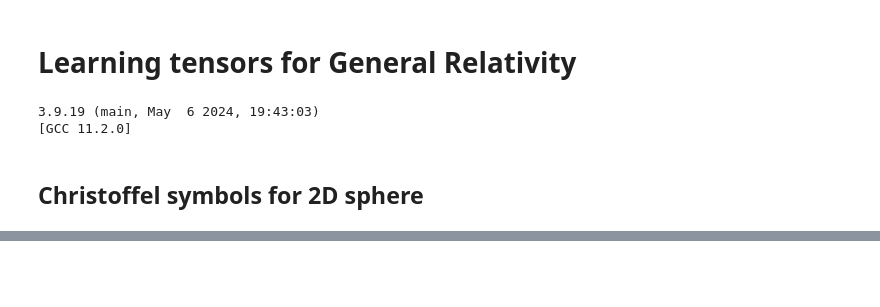
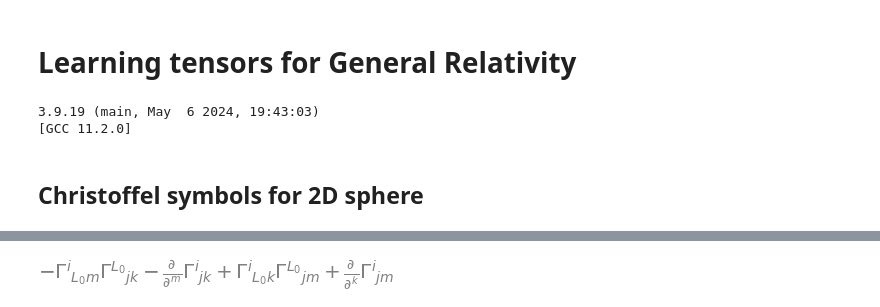
Before and after one commit to ipoole/QM, a Jupyter notebook: GR_tensors.ipynb, the cells around one changed output, grey strips where cells are left out. Cells and saved outputs as stored; diff of their text form; code cells hidden in the pictures; blank space fills up the shorter version.

Commit message:
First cut conversion to a class - Geometry

```diff
--- a/GR_tensors.ipynb
+++ b/GR_tensors.ipynb
@@ -125,12 +21,0 @@ R[1001] = -1
-# %%
-metric = metric_tensor('2-sphere')
-
-expression, gamma, gamma_result = christoffel2(metric)
-
-R_exp, R, R_result = riemann_curvature(gamma, gamma_result)
-
-i, j, k, m  = tensor_indices('i j k m', L)
-display(gamma_result)
-display(R_exp)
-display(R(-j, -k, -m, i))
-display(R_result)
@@ -141,0 +24,78 @@ $\displaystyle \left[\begin{matrix}\left[\begin{matrix}0 & 0\\0 & 0\end{matrix}\
+# %%
+class Geometry:
+    def __init__(self, which_geometry):
+        self.which_geometry = which_geometry
+
+        self.fMetric = None
+        self.fX = None
+        self.fGamma = None
+        self.fGamma_expr = None
+        self.fRiemann = None
+
+    def metric(self):
+        if self.fMetric is None:
+            cases = {
+                '2-sphere': ([[1,0],[0,sin(theta)**2]], [theta, phi]),
+                'polar_plane': ([[1, 0],[0, R**2]], [R, theta]),
+                '3-sphere': ([[1,0,0], [0, R**2, 0], [0,0,R**2 * sin(theta)]], [R, theta, phi])
+            }
+            self.fMetric, self.fX = cases[self.which_geometry]
+        return self.fMetric
+
+    def gamma(self):
+        """ The Christoffel symbols """
+        if self.fGamma is None:
+            # x = tensor_heads('_', [L])
+            # self.fGamma_expr = g(r,t) / 2 * (PartialDerivative(g(-r, -m), x(n)) + PartialDerivative(g(-r, -n), x(m)) - PartialDerivative(g(-m, -n), x(r)))
+            x_repl = {x(q): self.fX}
+            metric_repl = {L: self.metric(), g(-m,-n):self.metric()}
+            gamma = tensor_heads('Gamma', [L, L, L])
+            gamma_repl = {gamma(-m, -n, t):self.gamma_expr().replace_with_arrays(x_repl | metric_repl)}
+            self.fGamma = gamma(-m, -n, t).replace_with_arrays(gamma_repl)
+
+        return self.fGamma
+
+    def gamma_expr(self):
+        if self.fGamma_expr is None:
+            self.fGamma_expr = g(r,t) / 2 * (
+                PartialDerivative(g(-r, -m), x(n)) +
+                PartialDerivative(g(-r, -n), x(m)) -
+                PartialDerivative(g(-m, -n), x(r)))
+        return self.fGamma_expr
+
+    def riemann_curvature(self):
+        i, j, k  = tensor_indices('i j k', L)
+        x_repl = {x(q): self.fX}
+        gamma = tensor_heads('Gamma', [L,L,L])
+        R_exp = (
+            PartialDerivative(gamma(i, -j, -m), x(k)) -
+            PartialDerivative(gamma(i, -j, -k), x(m)) +
+            gamma(i, -r, -k) * gamma(r, -j, -m) -
+            gamma(i, -r, -m) * gamma(r, -j, -k))
+
+        R = tensor_heads('R', [L, L, L, L])
+        gamma_repl = {gamma(i, -j, -m) : self.gamma()}
+        R_repl = {R(i, -k, -m, -j): R_exp.replace_with_arrays(x_repl | gamma_repl)}  # swapping final two indices, seems necessary
+        result = R(i, -k, -j, -m).replace_with_arrays(R_repl)
+
+        return R_exp, result
+
+def test_geometry():
+    display(g(m,n))
+
+    for which in '2-sphere', 'polar_plane', '3-sphere':
+        print(which)
+        geom = Geometry(which)
+        display ('Metric:', geom.metric())
+
+        display ('Gamma:', geom.gamma())
+        display ('Expression:', geom.gamma_expr())
+
+        r_exp, r_result = geom.riemann_curvature()
+        display ('Riemann curvature expression:', r_exp)
+        display ('Riemann curvature result:', r_result)
+
+
+
+test_geometry()
+# %% [output]
@@ -141,0 +111 @@ $\displaystyle \left[\begin{matrix}\left[\begin{matrix}0 & 0\\0 & 0\end{matrix}\
+[figure, added]
```
Also changed, not shown: parts of 11 cells of this notebook.
